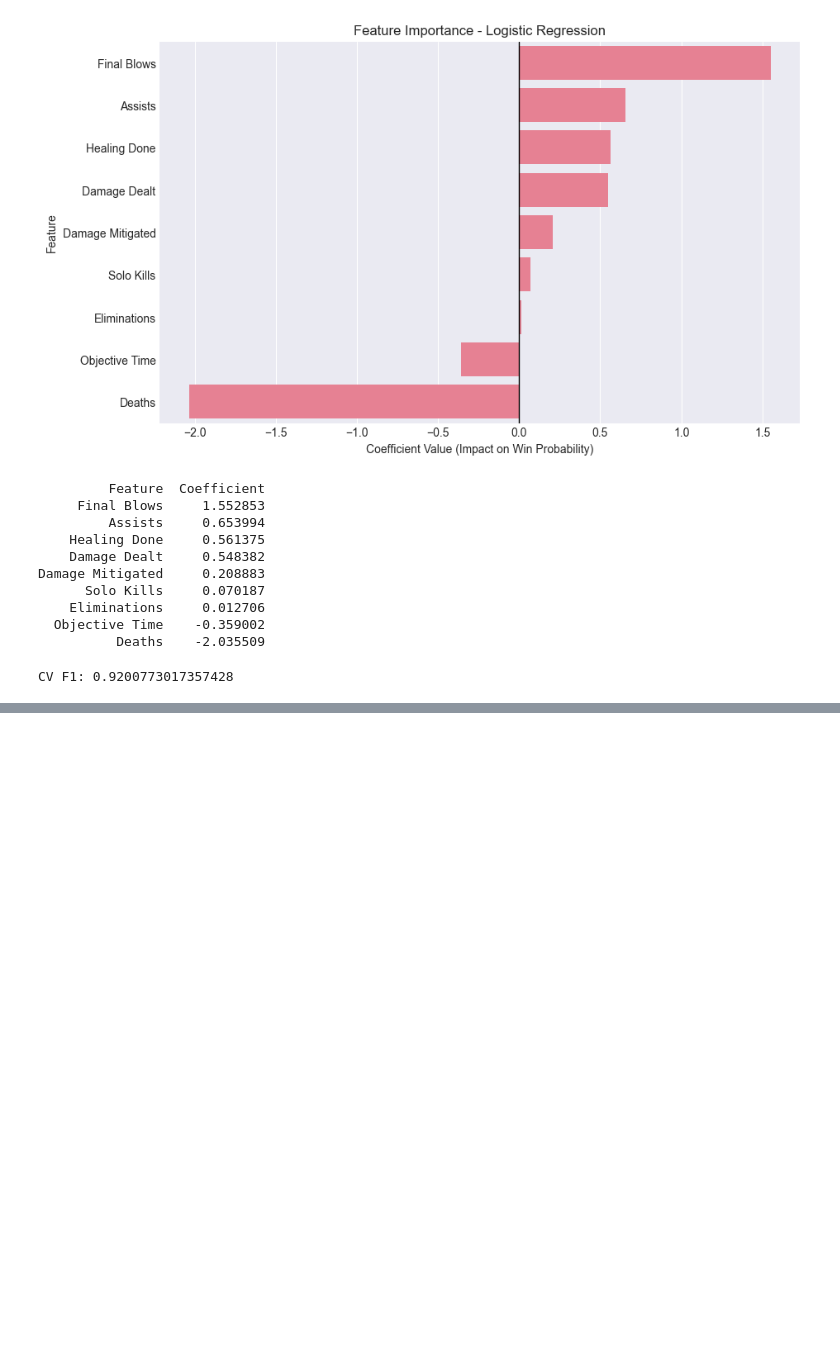
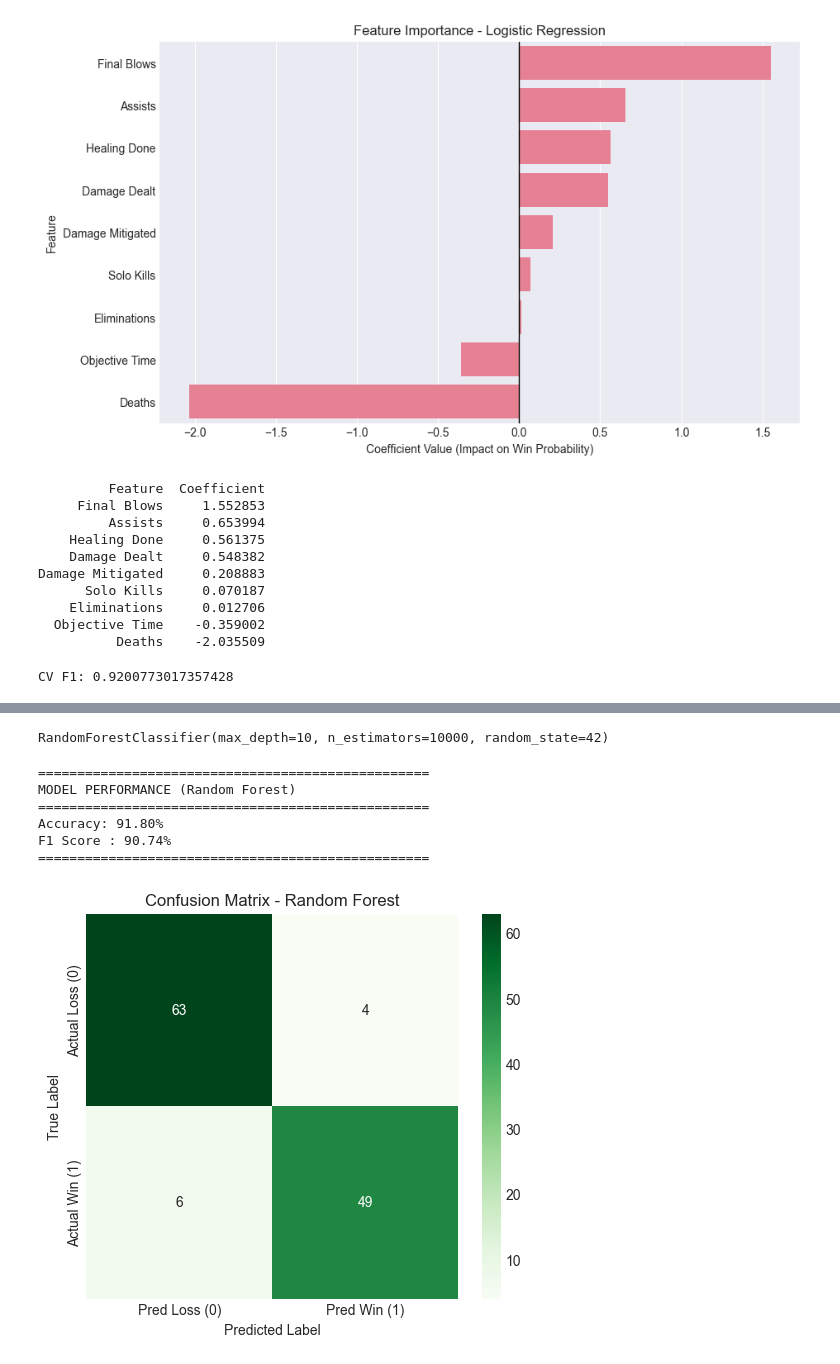
Before and after one commit to carev002/CS422-Machine-Learning-Project, a Jupyter notebook: CS422OWProject.ipynb, the cells around one changed output, grey strips where cells are left out. Saved outputs shown, nothing was run; the diff lists cells and outputs as text; code cells hidden in the pictures; blank space fills up the shorter version.

Commit message:
Random Forest completed

```diff
--- a/CS422OWProject.ipynb
+++ b/CS422OWProject.ipynb
@@ -193,0 +203,55 @@ Objective Time is surprising at -0.36. This may show that a losing team tends to
+# %%
+rf_model = RandomForestClassifier(
+    n_estimators=tree_count,
+    max_depth=tree_depth,
+    random_state=42
+)
+# %%
+rf_model.fit(X_train, y_train)
+# %% [output]
+RandomForestClassifier(max_depth=10, n_estimators=10000, random_state=42)
+# %%
+rf_pred = rf_model.predict(X_test)
+# %%
+rf_accuracy = accuracy_score(y_test, rf_pred)
+rf_f1 = f1_score(y_test, rf_pred)
+rf_cm = confusion_matrix(y_test, rf_pred)
+# %%
+# -------------------------
+# Print the stats cleanly
+# -------------------------
+print("="*50)
+print("MODEL PERFORMANCE (Random Forest)")
+print("="*50)
+print(f"Accuracy: {rf_accuracy*100:.2f}%")
+print(f"F1 Score : {rf_f1*100:.2f}%")
+print("="*50)
+
+# --------------------------------------------------
+# Confusion Matrix (Heatmap again because it is cool)
+# --------------------------------------------------
+
+plt.figure(figsize=(6,5))
+
+sns.heatmap(
+    rf_cm,
+    annot=True,
+    fmt="d",
+    cmap="Greens",
+    xticklabels=["Pred Loss (0)", "Pred Win (1)"],
+    yticklabels=["Actual Loss (0)", "Actual Win (1)"]
+)
+
+plt.title("Confusion Matrix - Random Forest")
+plt.xlabel("Predicted Label")
+plt.ylabel("True Label")
+
+plt.show()
+# %% [output]
+==================================================
+MODEL PERFORMANCE (Random Forest)
+==================================================
+Accuracy: 91.80%
+F1 Score : 90.74%
+==================================================
+[figure, added]
```
Also changed, not shown: parts of 8 cells of this notebook.
